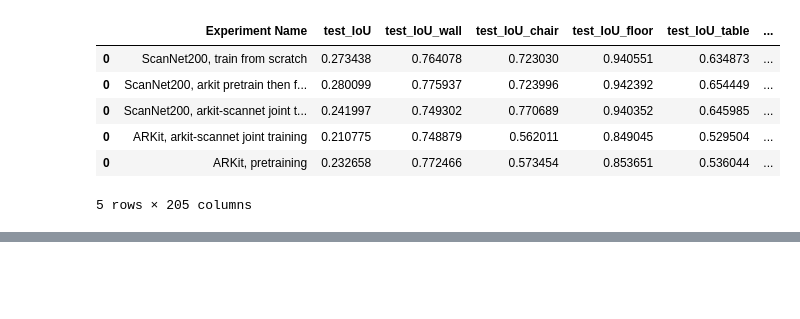
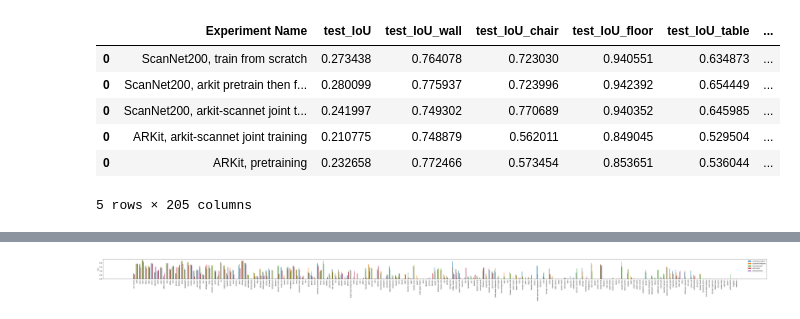
Before and after one commit to quantaji/labelmaker-mix3d, a Jupyter notebook: labelmaker_scripts/eval_performance.ipynb, the cells around one changed output, grey strips where cells are left out. Drawn from its saved outputs; the diff is of its cells as text; code cells hidden in the pictures; blank space fills up the shorter version.

Commit message:
initial code for scannet20 training

```diff
--- a/labelmaker_scripts/eval_performance.ipynb
+++ b/labelmaker_scripts/eval_performance.ipynb
@@ -77,0 +82,51 @@ df.head(5).transpose()
+# %%
+labels = [item.replace("test_IoU_", "").replace("test_IoU", "IoU scores") for item in list(df.columns)[1:-3]]
+IoU_scannet_from_scratch = df.iloc[0].tolist()[1:-3]
+IoU_scannet_pretrain_finetune = df.iloc[1].tolist()[1:-3]
+IoU_scannet_joint_training = df.iloc[2].tolist()[1:-3]
+IoU_arkit_joint_training = df.iloc[3].tolist()[1:-3]
+IoU_arkt_pretraining = df.iloc[4].tolist()[1:-3]
+
+
+# labels = [item.replace("test_IoU_", "").replace("test_IoU", "IoU scores") for item in list(df.columns)[1:42]]
+# IoU_scannet_from_scratch = df.iloc[0].tolist()[1:42]
+# IoU_scannet_pretrain_finetune = df.iloc[1].tolist()[1:42]
+# IoU_scannet_joint_training = df.iloc[2].tolist()[1:42]
+# IoU_arkit_joint_training = df.iloc[3].tolist()[1:42]
+# IoU_arkt_pretraining = df.iloc[4].tolist()[1:42]
+# %%
+x = np.arange(len(labels))  # the label locations
+width = 0.1  # the width of the bars
+factor = 6
+
+fig, ax = plt.subplots(figsize=(60, 4))
+rects1 = ax.bar(x - factor * 2 * width / 5, IoU_scannet_from_scratch, width, label="scannet scratch")
+rects2 = ax.bar(x - factor * 1 * width / 5, IoU_scannet_pretrain_finetune, width, label="scannet finetune")
+rects3 = ax.bar(x, IoU_scannet_joint_training, width, label="scannet joint")
+rects4 = ax.bar(x + factor * 1 * width / 5, IoU_arkit_joint_training, width, label="arkit joint")
+rects5 = ax.bar(x + factor * 2 * width / 5, IoU_arkt_pretraining, width, label="arkit pretrain")
+
+# Add some text for labels, title and custom x-axis tick labels, etc.
+ax.set_ylabel("IoU")
+# ax.set_title("Scores by group and gender")
+ax.set_xticks(x)
+ax.set_xticklabels(labels, rotation="vertical")
+ax.legend()
+
+
+# def autolabel(rects):
+#     """Attach a text label above each bar in *rects*, displaying its height."""
+#     for rect in rects:
+#         height = rect.get_height()
+#         ax.annotate("{}".format(height), xy=(rect.get_x() + rect.get_width() / 2, height), xytext=(0, 3), textcoords="offset points", ha="center", va="bottom")  # 3 points vertical offset
+
+
+# autolabel(rects1)
+# autolabel(rects2)
+
+fig.tight_layout()
+
+plt.savefig("scannet200_IoU.pdf")
+plt.show()
+# %% [output]
+[figure, added]
```
Also changed, not shown: parts of 1 cell of this notebook, 9 other files.
